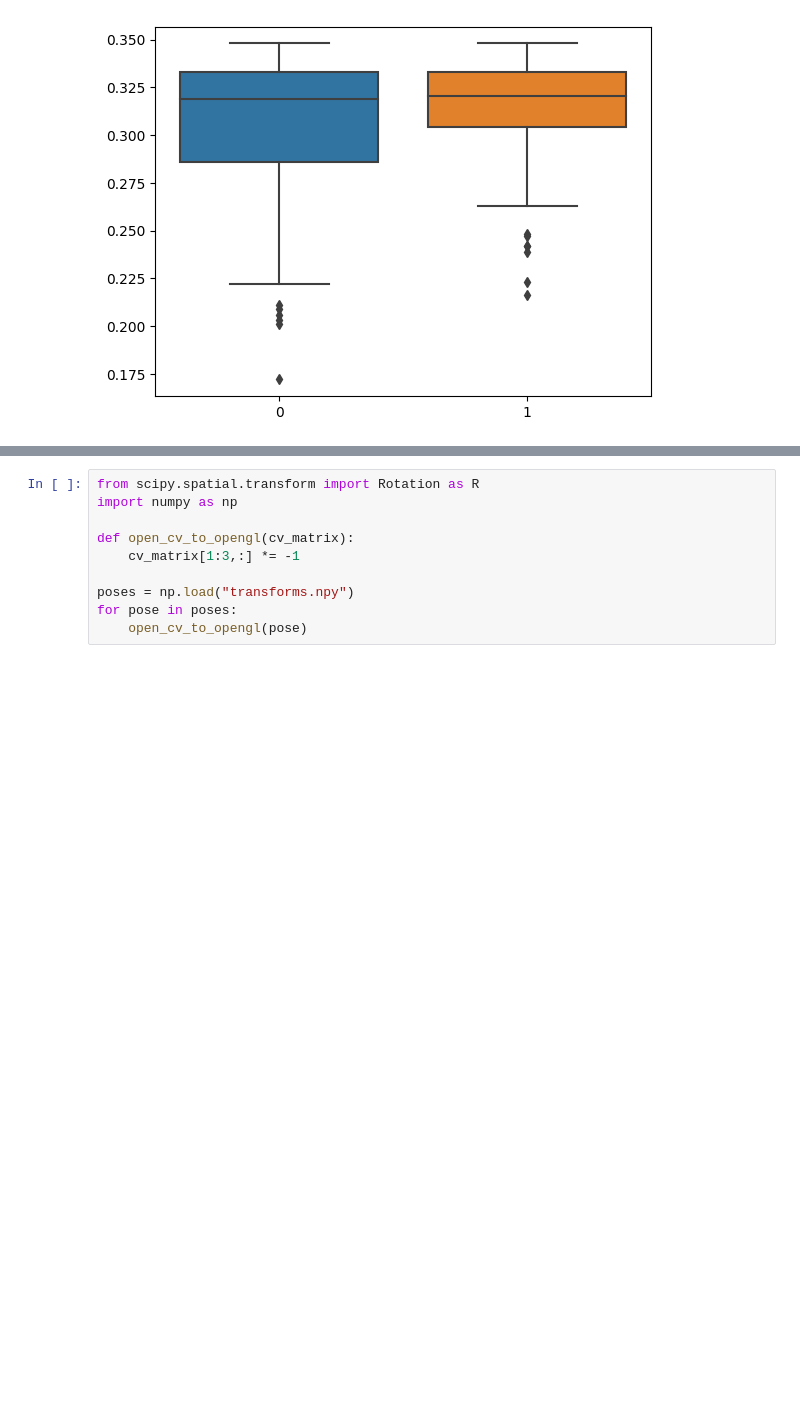
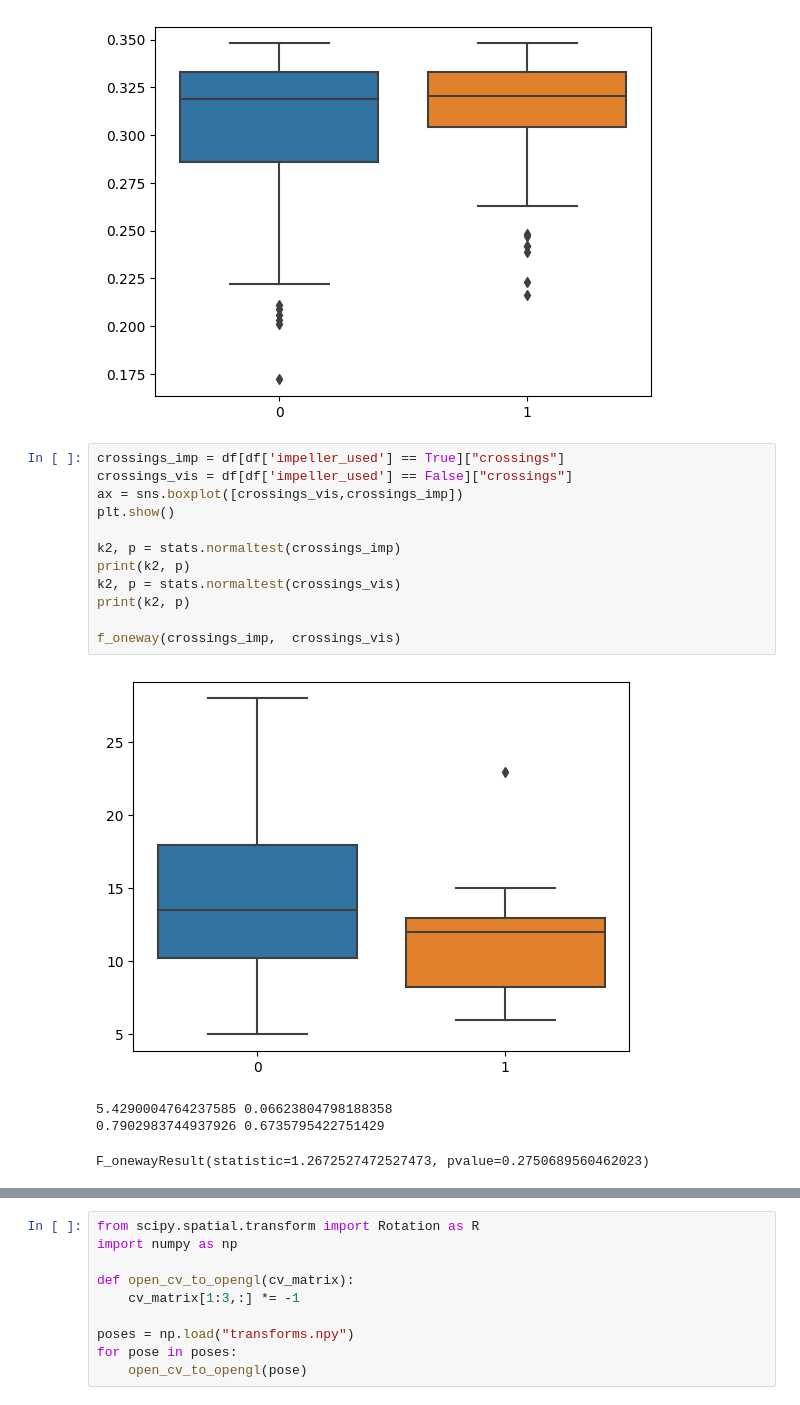
Before and after one commit to ViktorRakhmatulin/AirTouch, a Jupyter notebook: data_analysis.ipynb, the cells around one changed output, grey strips where cells are left out. Saved outputs shown, nothing was run; the diff lists cells and outputs as text; blank space fills up the shorter version.

```diff
--- a/data_analysis.ipynb
+++ b/data_analysis.ipynb
@@ -121,3 +121,20 @@ ax.set_xlabel("")
 plt.show()
 # %% [output]
 [figure]
+# %%
+crossings_imp = df[df['impeller_used'] == True]["crossings"]
+crossings_vis = df[df['impeller_used'] == False]["crossings"]
+ax = sns.boxplot([crossings_vis,crossings_imp])
+plt.show()
+
+k2, p = stats.normaltest(crossings_imp)
+print(k2, p)
+k2, p = stats.normaltest(crossings_vis)
+print(k2, p)
+
+f_oneway(crossings_imp,  crossings_vis)
+# %% [output]
+[figure, added]
+5.4290004764237585 0.06623804798188358
+0.7902983744937926 0.6735795422751429
+F_onewayResult(statistic=1.2672527472527473, pvalue=0.2750689560462023)
```
Also changed, not shown: parts of 5 cells of this notebook.
